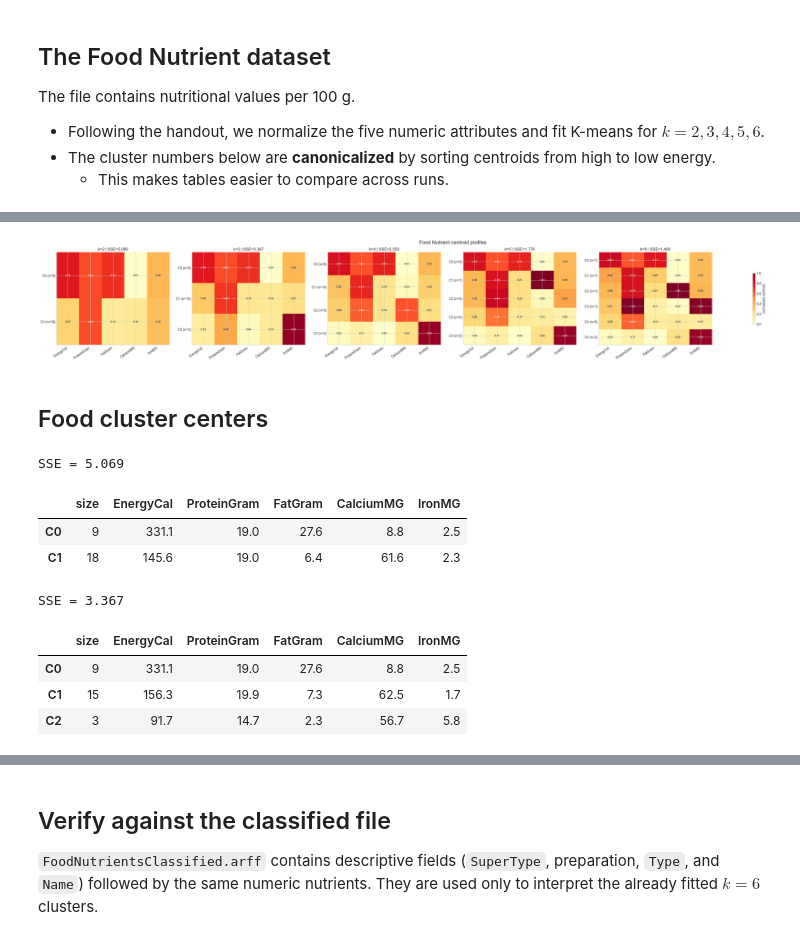
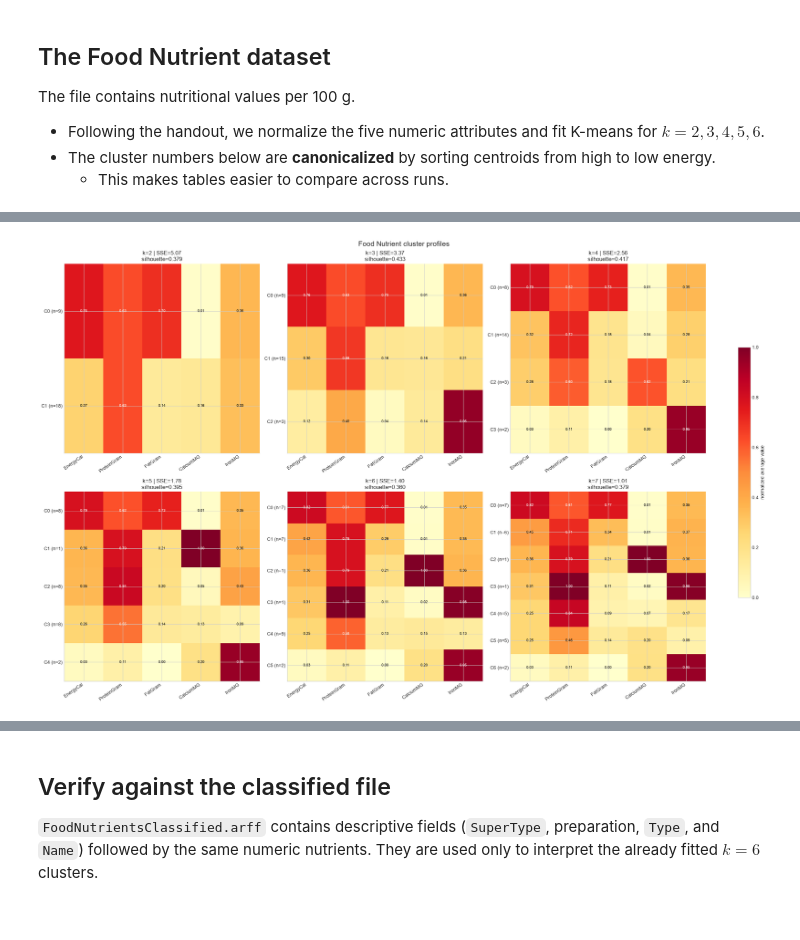
Before and after one commit to w4bo/AA2627-unibo-mldm, a Jupyter notebook: slides/lab-04-clustering.ipynb, the cells around one changed output, grey strips where cells are left out. Drawn from its saved outputs; the diff is of its cells as text; code cells hidden in the pictures.

Commit message:
fix: work on clustering

```diff
--- a/slides/lab-04-clustering.ipynb
+++ b/slides/lab-04-clustering.ipynb
@@ -275,0 +470,12 @@ Incorrectly matched: 11.3% (17 plants)
+# %%
+#| echo: false
+all_features = ["petallength", "petalwidth", "sepallength", "sepalwidth"]
+X_petal = MinMaxScaler().fit_transform(iris[all_features])
+petal_model = KMeans(n_clusters=3, n_init=10, random_state=10)
+petal_clusters = petal_model.fit_predict(X_petal)
+petal_table, petal_mapping, petal_predicted, petal_accuracy = best_cluster_class_mapping(y_iris, petal_clusters)
+comparison = pd.DataFrame({"features": ["petal only", "all four"], "SSE": [iris_kmeans.inertia_, petal_model.inertia_], "class-match accuracy": [iris_accuracy, petal_accuracy],})
+comparison_table = comparison.copy()
+comparison_table["SSE"] = comparison_table["SSE"].map(lambda value: f"{value:.4f}")
+comparison_table["class-match accuracy"] = comparison_table["class-match accuracy"].map(lambda value: f"{value:.1%}")
+comparison_table
@@ -413,0 +631,9 @@ The heatmaps use normalized centroid values: darker cells mean a larger value re
+# %%
+#| echo: false
+#| output: false
+for k in range(2, 7):
+    model, labels, centers, centers_original, stds, sizes = food_results[k]
+    table = centers_original.round(1).copy()
+    table.insert(0, "size", sizes)
+    print(f"k={k} | SSE={model.inertia_:.3f} | silhouette={silhouette_score(X_food, labels):.3f}")
+    display(table)
@@ -414,46 +671,26 @@ The heatmaps use normalized centroid values: darker cells mean a larger value re
 # %%
-fig, axes = plt.subplots(1, 5, figsize=(44, 5))
-for ax, k in zip(axes.flat, range(2, 7)):
-    _, _, centers, _, _, sizes = food_results[k]
+#| echo: false
+fig, axes = plt.subplots(2, 3, figsize=(22, 14), constrained_layout=True)
+for ax, k in zip(axes.flat, range(2, 8)):
+    model, labels, centers, centers_original, stds, sizes = food_results[k]
     image = ax.imshow(centers, cmap="YlOrRd", vmin=0, vmax=1, aspect="auto")
     ax.set_xticks(range(len(food_features)), food_features, rotation=35, ha="right")
     ax.set_yticks(range(k), [f"C{i} (n={sizes.iloc[i]})" for i in range(k)])
-    ax.set_title(f"k={k} | SSE={food_results[k][0].inertia_:.3f}")
+    ax.set_title(
+        f"k={k} | SSE={model.inertia_:.2f}\n"
+        f"silhouette={silhouette_score(X_food, labels):.3f}"
+    )
     for i in range(k):
         for j in range(len(food_features)):
             value = centers.iloc[i, j]
-            ax.text(j, i, f"{value:.2f}", ha="center", va="center", color="white" if value > .55 else "black", fontsize=8)
-fig.colorbar(image, ax=axes.ravel().tolist(), shrink=.55, label="normalized centroid")
-fig.suptitle("Food Nutrient centroid profiles", fontsize=15)
+            ax.text(
+                j, i, f"{value:.2f}",
+                ha="center", va="center",
+                color="white" if value > .55 else "black",
+                fontsize=8,
+            )
+fig.colorbar(image, ax=axes.ravel().tolist(), shrink=.6, label="normalized average value")
+fig.suptitle("Food Nutrient cluster profiles", fontsize=15)
 plt.show()
 # %% [output]
-[figure, old version]
+[figure, new version]
-# %% [markdown]
-## Food cluster centers
-# %%
-#| echo: false
-
-model, labels, centers, centers_original, stds, sizes = food_results[2]
-print(f"SSE = {model.inertia_:.3f}")
-table = centers_original.round(1).copy()
-table.insert(0, "size", sizes)
-table
-# %% [output]
-SSE = 5.069
-|  | size | EnergyCal | ProteinGram | FatGram | CalciumMG | IronMG |
-| C0 | 9 | 331.1 | 19.0 | 27.6 | 8.8 | 2.5 |
-| C1 | 18 | 145.6 | 19.0 | 6.4 | 61.6 | 2.3 |
-# %%
-#| echo: false
-
-model, labels, centers, centers_original, stds, sizes = food_results[3]
-print(f"SSE = {model.inertia_:.3f}")
-table = centers_original.round(1).copy()
-table.insert(0, "size", sizes)
-table
-# %% [output]
-SSE = 3.367
-|  | size | EnergyCal | ProteinGram | FatGram | CalciumMG | IronMG |
-| C0 | 9 | 331.1 | 19.0 | 27.6 | 8.8 | 2.5 |
-| C1 | 15 | 156.3 | 19.9 | 7.3 | 62.5 | 1.7 |
-| C2 | 3 | 91.7 | 14.7 | 2.3 | 56.7 | 5.8 |
```
Also changed, not shown: parts of 59 cells of this notebook.
